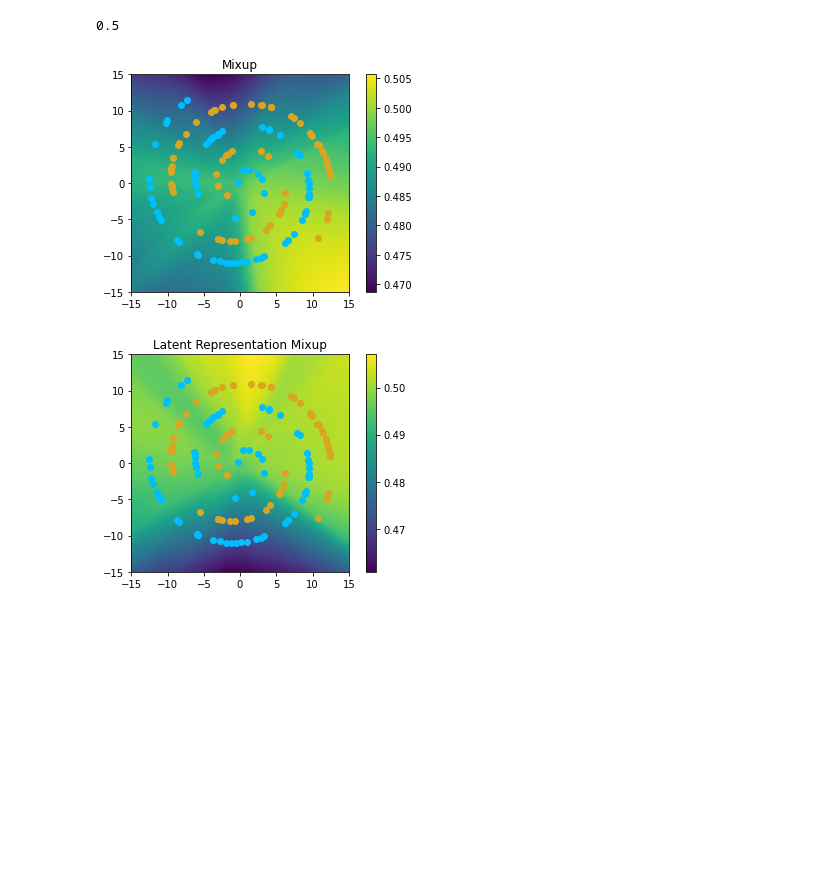
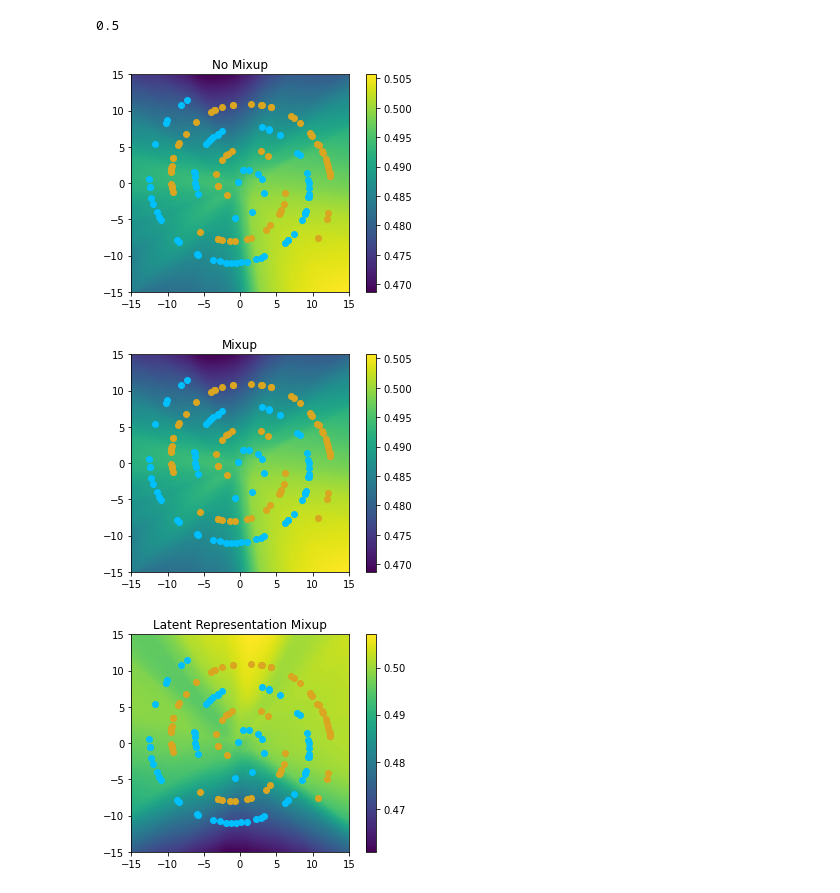
Before and after one commit to masonwang025/latent-mixup-LNL-analysis, a Jupyter notebook: spiral_demo.ipynb, the cells around one changed output. Saved outputs shown, nothing was run; the diff lists cells and outputs as text; code cells hidden in the pictures; blank space fills up the shorter version.

```diff
--- a/spiral_demo.ipynb
+++ b/spiral_demo.ipynb
@@ -11,6 +13,8 @@ M_model_state_dict = torch.load(
 LRM_model_state_dict = torch.load(
     'noise_models/spiral_LRM-DYR-H/0.0/best.pth')
 # %%
+NM_model = models.SpiralModel()
+NM_model.load_state_dict(M_model_state_dict)
 M_model = models.SpiralModel()
 M_model.load_state_dict(M_model_state_dict)
 LRM_model = models.SpiralModel()
@@ -48,9 +52,12 @@ x_sample = np.array([[j, i] for i in xi for j in xj])
 out = M_model(torch.tensor(x_sample))
 # %%
 plt.figure(1)
+visualizer.plot_spiral_model_confidence(NM_model, x_train, y_train, 'No Mixup')
+plt.figure(2)
 visualizer.plot_spiral_model_confidence(M_model, x_train, y_train, 'Mixup')
-plt.figure(2)
+plt.figure(3)
 visualizer.plot_spiral_model_confidence(LRM_model, x_train, y_train, 'Latent Representation Mixup')
 # %% [output]
-[figure, old version]
+[figure, new version]
-[figure, old version]
+[figure, new version]
+[figure, added]
```
Also changed, not shown: parts of 1 cell of this notebook, 2 other files.
